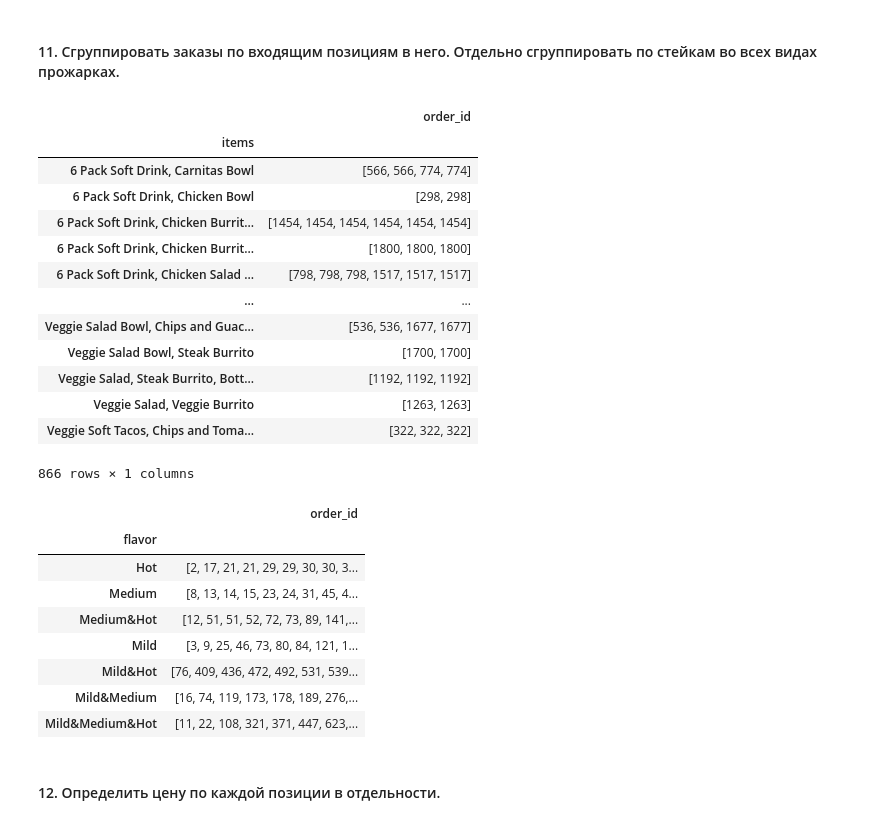
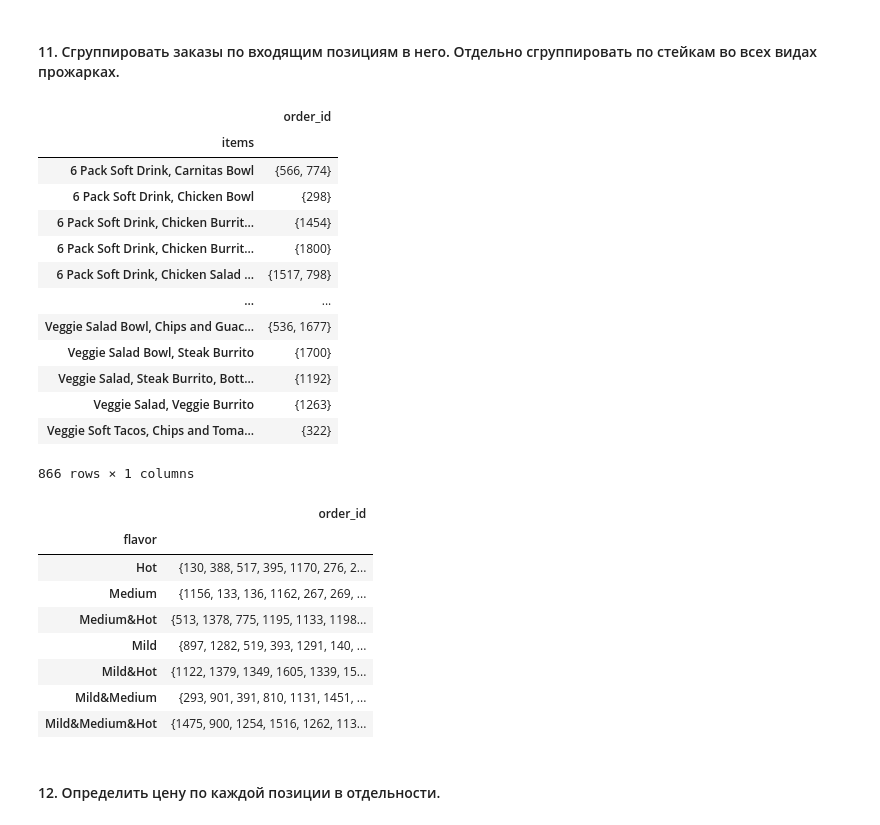
Before and after one commit to spaikus/SPBU-Intelligent-Systems, a Jupyter notebook: Pandas&DimensionalityReduction.ipynb, the cells around one changed output. Saved outputs shown, nothing was run; the diff lists cells and outputs as text; code cells hidden in the pictures.

```diff
--- a/Pandas&DimensionalityReduction.ipynb
+++ b/Pandas&DimensionalityReduction.ipynb
@@ -129,39 +149,34 @@ dataframe.head()
 #### 11. Сгруппировать заказы по входящим позициям в него. Отдельно сгруппировать по стейкам во всех видах прожарках.
 # %%
 dataframe['items'] = dataframe.groupby('order_id')['item_name'].transform(lambda x: ', '.join(x))
-dataframe.groupby('items').agg({'order_id': lambda x: list(x)})
+dataframe.groupby('items').agg({'order_id': lambda x: set(x)})
 # %% [output]
 |  | order_id |
 | items |  |
-| 6 Pack Soft Drink, Carnitas Bowl | [566, 566, 774, 774] |
-| 6 Pack Soft Drink, Chicken Bowl | [298, 298] |
-| 6 Pack Soft Drink, Chicken Burrit... | [1454, 1454, 1454, 1454, 1454, 1454] |
-| 6 Pack Soft Drink, Chicken Burrit... | [1800, 1800, 1800] |
-| 6 Pack Soft Drink, Chicken Salad ... | [798, 798, 798, 1517, 1517, 1517] |
+| 6 Pack Soft Drink, Carnitas Bowl | {566, 774} |
+| 6 Pack Soft Drink, Chicken Bowl | {298} |
+| 6 Pack Soft Drink, Chicken Burrit... | {1454} |
+| 6 Pack Soft Drink, Chicken Burrit... | {1800} |
+| 6 Pack Soft Drink, Chicken Salad ... | {1517, 798} |
 | ... | ... |
-| Veggie Salad Bowl, Chips and Guac... | [536, 536, 1677, 1677] |
-| Veggie Salad Bowl, Steak Burrito | [1700, 1700] |
-| Veggie Salad, Steak Burrito, Bott... | [1192, 1192, 1192] |
-| Veggie Salad, Veggie Burrito | [1263, 1263] |
-| Veggie Soft Tacos, Chips and Toma... | [322, 322, 322] |
+| Veggie Salad Bowl, Chips and Guac... | {536, 1677} |
+| Veggie Salad Bowl, Steak Burrito | {1700} |
+| Veggie Salad, Steak Burrito, Bott... | {1192} |
+| Veggie Salad, Veggie Burrito | {1263} |
+| Veggie Soft Tacos, Chips and Toma... | {322} |
 866 rows × 1 columns
 # %%
-dataframe['flavor'] = None
-steaks = dataframe[dataframe['item_name'].str.contains('steak', case=False)]
-
-for name, regex_str in flavors.items():
-    dataframe.loc[dataframe['choice_description'].str.contains(regex_str, case=False, regex=True) == True, 'flavor'] = name
-dataframe.groupby('flavor').agg({'order_id': lambda x: list(x)})
+dataframe[dataframe['item_name'].str.contains('steak', case=False)].groupby('flavor').agg({'order_id': lambda x: set(x)})
 # %% [output]
 |  | order_id |
 | flavor |  |
-| Hot | [2, 17, 21, 21, 29, 29, 30, 30, 3... |
-| Medium | [8, 13, 14, 15, 23, 24, 31, 45, 4... |
-| Medium&Hot | [12, 51, 51, 52, 72, 73, 89, 141,... |
-| Mild | [3, 9, 25, 46, 73, 80, 84, 121, 1... |
-| Mild&Hot | [76, 409, 436, 472, 492, 531, 539... |
-| Mild&Medium | [16, 74, 119, 173, 178, 189, 276,... |
-| Mild&Medium&Hot | [11, 22, 108, 321, 371, 447, 623,... |
+| Hot | {130, 388, 517, 395, 1170, 276, 2... |
+| Medium | {1156, 133, 136, 1162, 267, 269, ... |
+| Medium&Hot | {513, 1378, 775, 1195, 1133, 1198... |
+| Mild | {897, 1282, 519, 393, 1291, 140, ... |
+| Mild&Hot | {1122, 1379, 1349, 1605, 1339, 15... |
+| Mild&Medium | {293, 901, 391, 810, 1131, 1451, ... |
+| Mild&Medium&Hot | {1475, 900, 1254, 1516, 1262, 113... |
 # %% [markdown]
 #### 12. Определить цену по каждой позиции в отдельности.
 # %%
```
Also changed, not shown: parts of 3 cells of this notebook.
